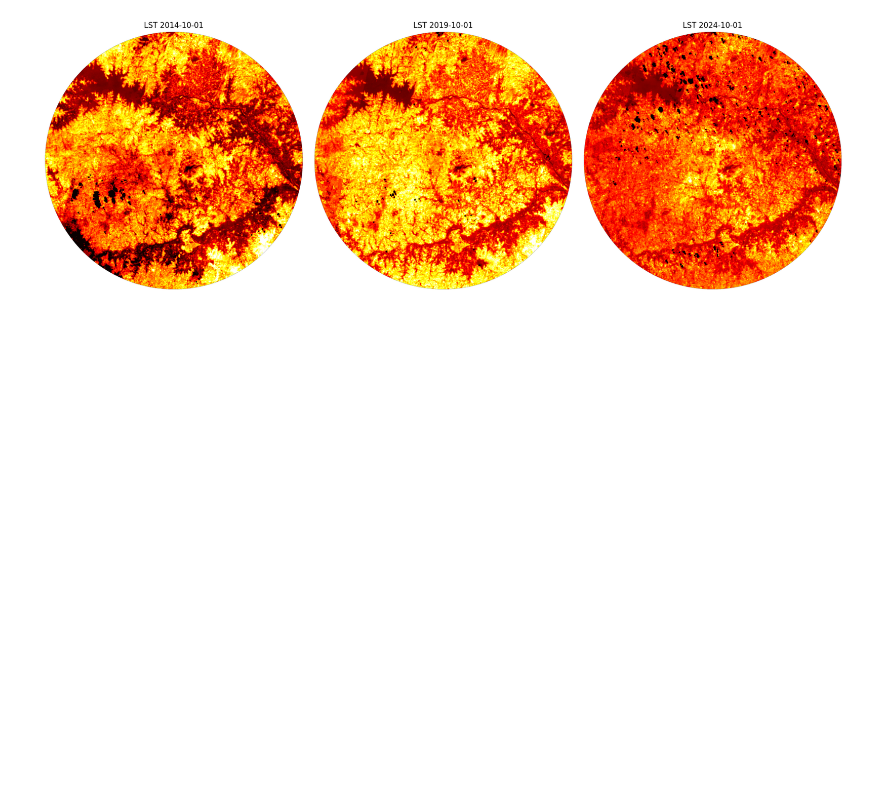
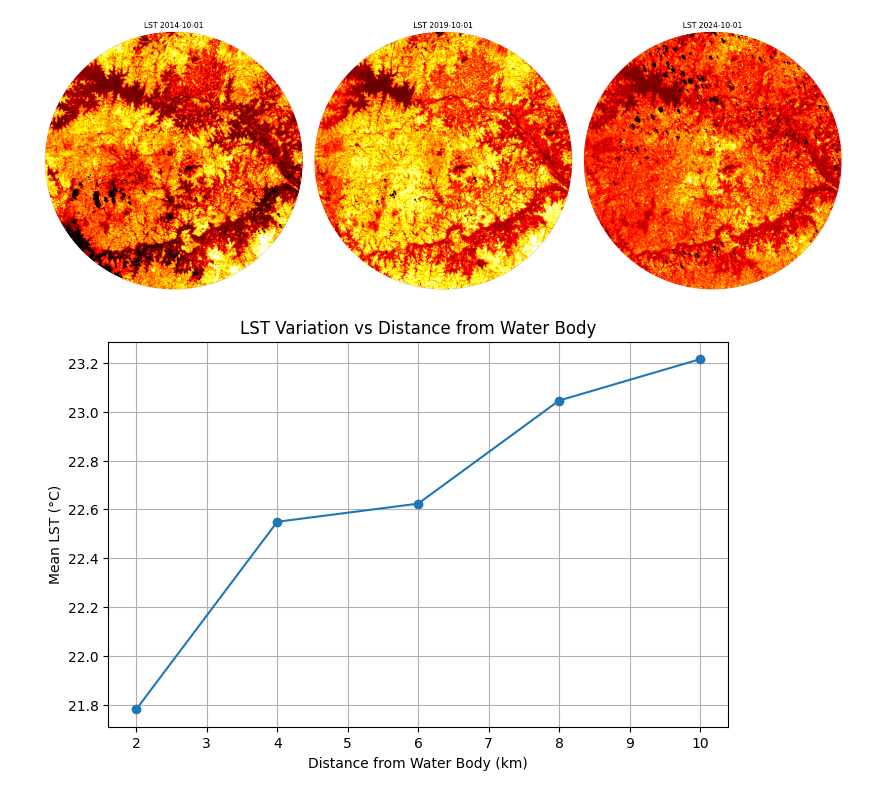
Before and after one commit to Visheshs3/Visheshs3, a Jupyter notebook: issatProject.ipynb, the cells around one changed output. Drawn from its saved outputs; the diff is of its cells as text; code cells hidden in the pictures; blank space fills up the shorter version.

Commit message:
lst var water body_ temp code

```diff
--- a/issatProject.ipynb
+++ b/issatProject.ipynb
@@ -325,3 +335,45 @@ plt.tight_layout()
 plt.show()
 # %% [output]
 [figure]
+# %%
+water_point = ee.Geometry.Point([76.567, 12.437])
+
+# Distances (in meters) for concentric rings: 2km to 10km
+distances = [2000, 4000, 6000, 8000, 10000]
+
+# Create concentric rings
+rings = []
+for d in distances:
+    outer = water_point.buffer(d)
+    inner = water_point.buffer(d - 2000) if d > 2000 else water_point
+    rings.append(outer.difference(inner))
+
+# Load and preprocess Landsat LST image
+collection = ee.ImageCollection("LANDSAT/LC08/C02/T1") \
+    .filterBounds(water_point) \
+    .filterDate("2024-10-01", "2024-12-31") \
+    .filter(ee.Filter.lt('CLOUD_COVER', 20)) \
+    .map(apply_mono_window)  # apply_mono_window should return an image with LST band
+
+lst_image = collection.median().select("LST")
+
+# Get mean LST for each ring
+mean_lst = [
+    lst_image.reduceRegion(
+        reducer=ee.Reducer.mean(),
+        geometry=ring,
+        scale=30,
+        maxPixels=1e9
+    ).getInfo()["LST"] for ring in rings
+]
+
+# Plotting
+plt.figure(figsize=(8, 5))
+plt.plot([2, 4, 6, 8, 10], mean_lst, marker='o')
+plt.title("LST Variation vs Distance from Water Body")
+plt.xlabel("Distance from Water Body (km)")
+plt.ylabel("Mean LST (°C)")
+plt.grid(True)
+plt.show()
+# %% [output]
+[figure, added]
```
Also changed, not shown: parts of 2 cells of this notebook.
